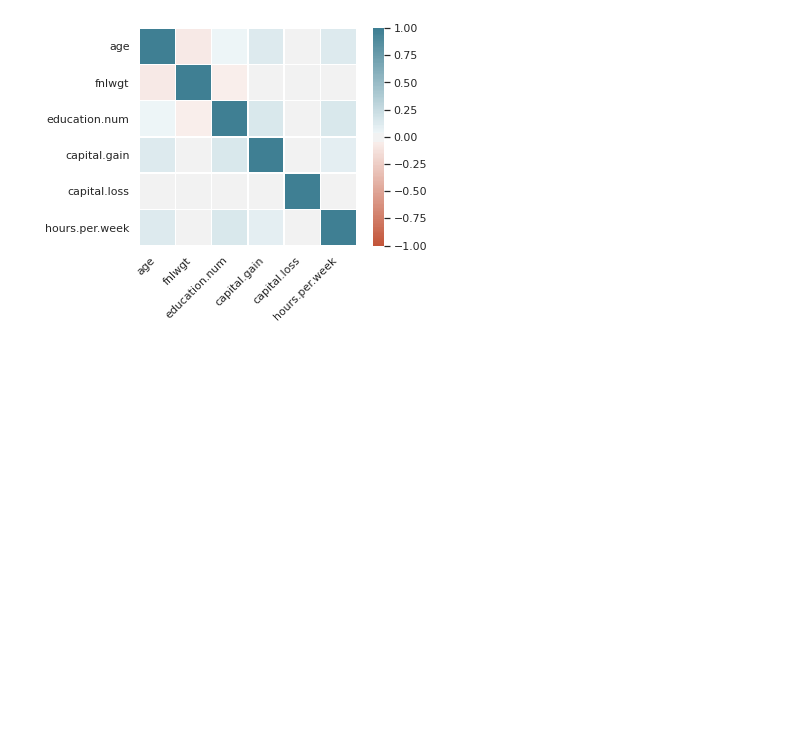
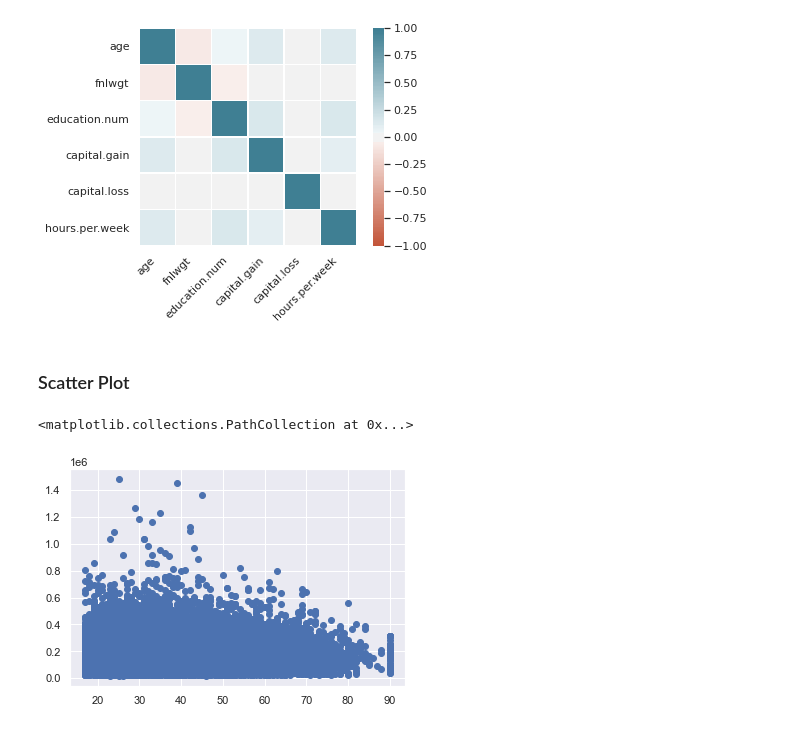
Before and after one commit to nicholasanthonys/tubes-probabilias-statistika, a Jupyter notebook: Tubes Data Cleaning.ipynb, the cells around one changed output. Cells and saved outputs as stored; diff of their text form; code cells hidden in the pictures; blank space fills up the shorter version.

Commit message:
coba scatter plot antar semua variable numerical, pola aneh ditemukan (bukan linear, bukan curve)

```diff
--- a/Tubes Data Cleaning.ipynb
+++ b/Tubes Data Cleaning.ipynb
@@ -178,3 +182,10 @@ ax.set_xticklabels(
 );
 # %% [output]
 [figure]
+# %% [markdown]
+### Scatter Plot
+# %%
+plt.scatter(datacensus["age"], datacensus["fnlwgt"])
+# %% [output]
+<matplotlib.collections.PathCollection at 0x...>
+[figure, added]
```
Also changed, not shown: parts of 16 cells of this notebook.
